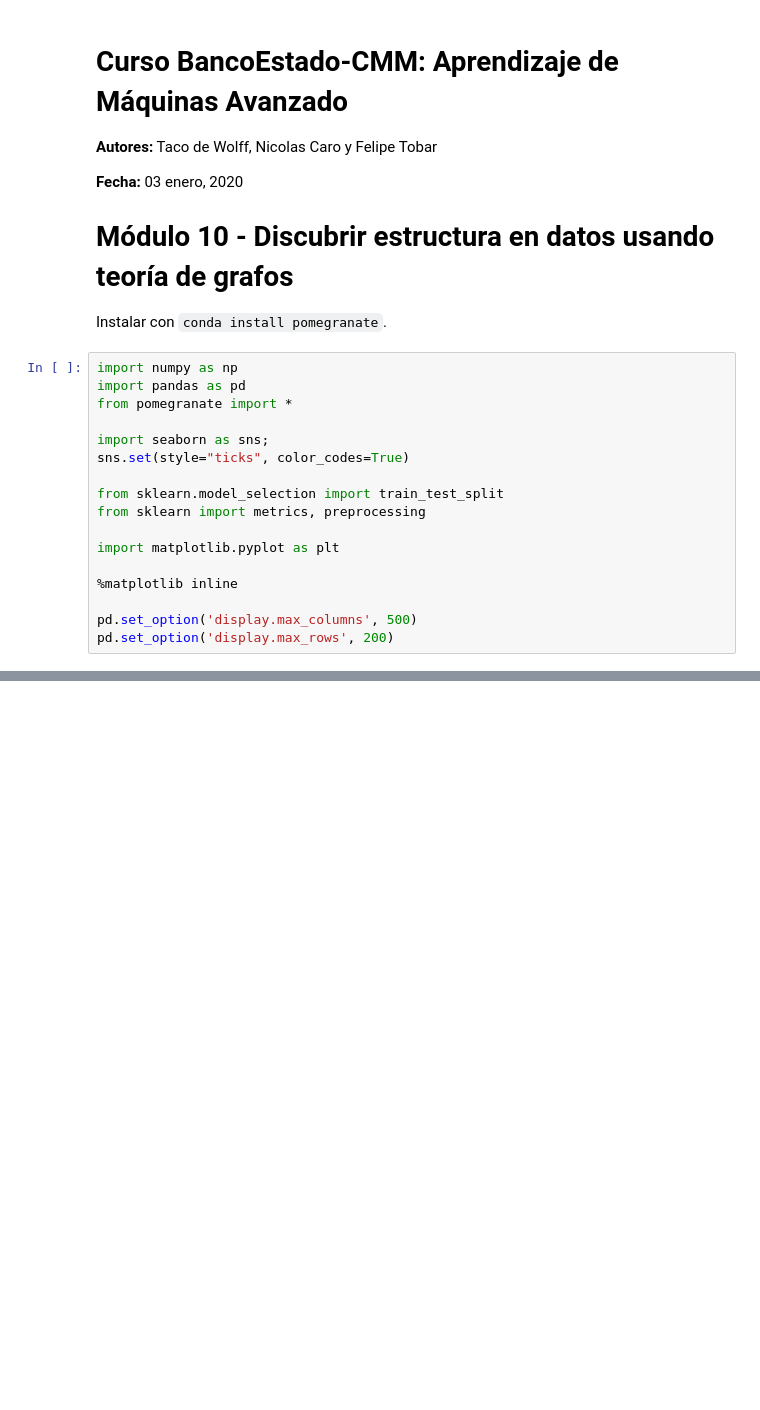
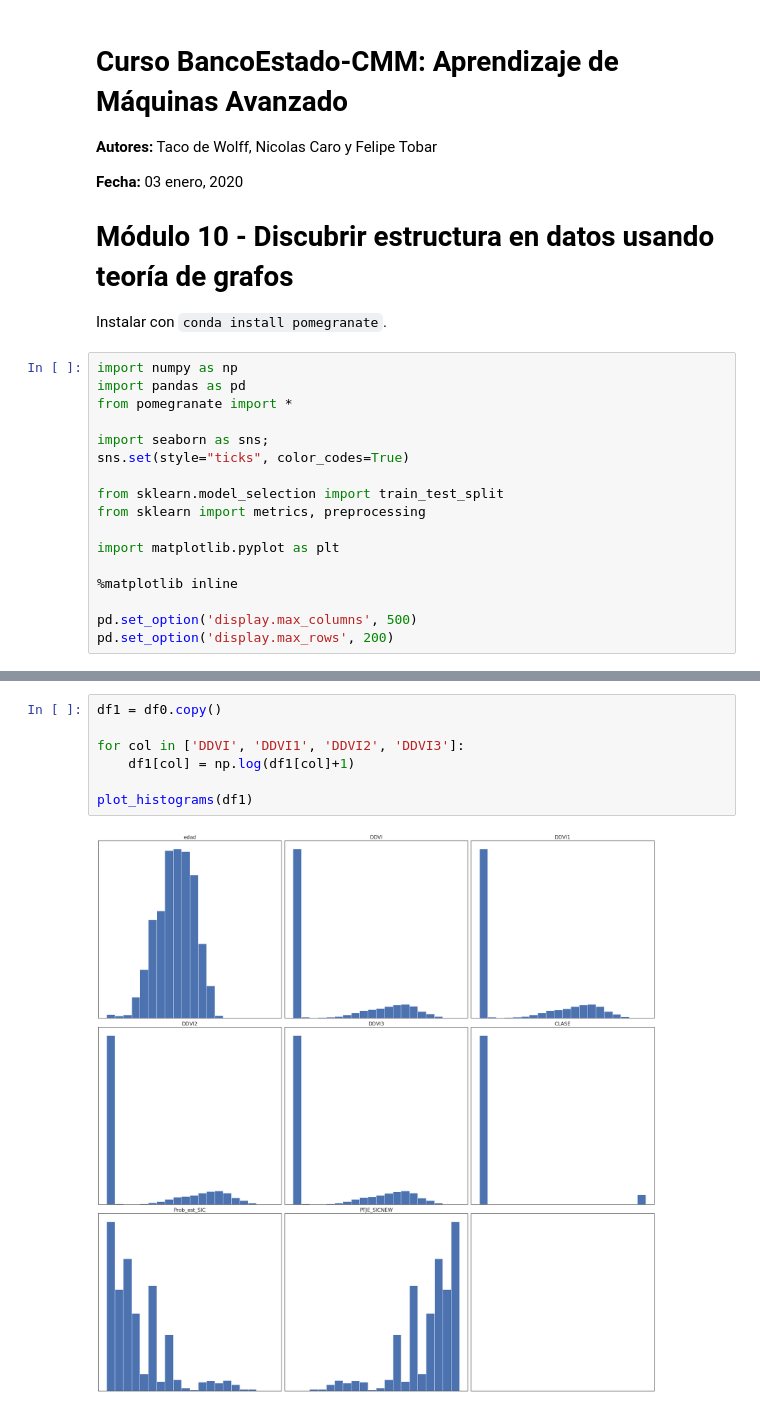
Before and after one commit to GAMES-UChile/Curso-BancoEstado, a Jupyter notebook: modulo10/modulo10.ipynb, the cells around one changed output, grey strips where cells are left out. Saved outputs shown, nothing was run; the diff lists cells and outputs as text; blank space fills up the shorter version.

```diff
--- a/modulo10/modulo10.ipynb
+++ b/modulo10/modulo10.ipynb
@@ -74,0 +73,9 @@ for i, name in enumerate(X.columns):
+# %%
+df1 = df0.copy()
+
+for col in ['DDVI', 'DDVI1', 'DDVI2', 'DDVI3']:
+    df1[col] = np.log(df1[col]+1)
+
+plot_histograms(df1)
+# %% [output]
+[figure, added]
```
Also changed, not shown: parts of 16 cells of this notebook, 2 other files.
